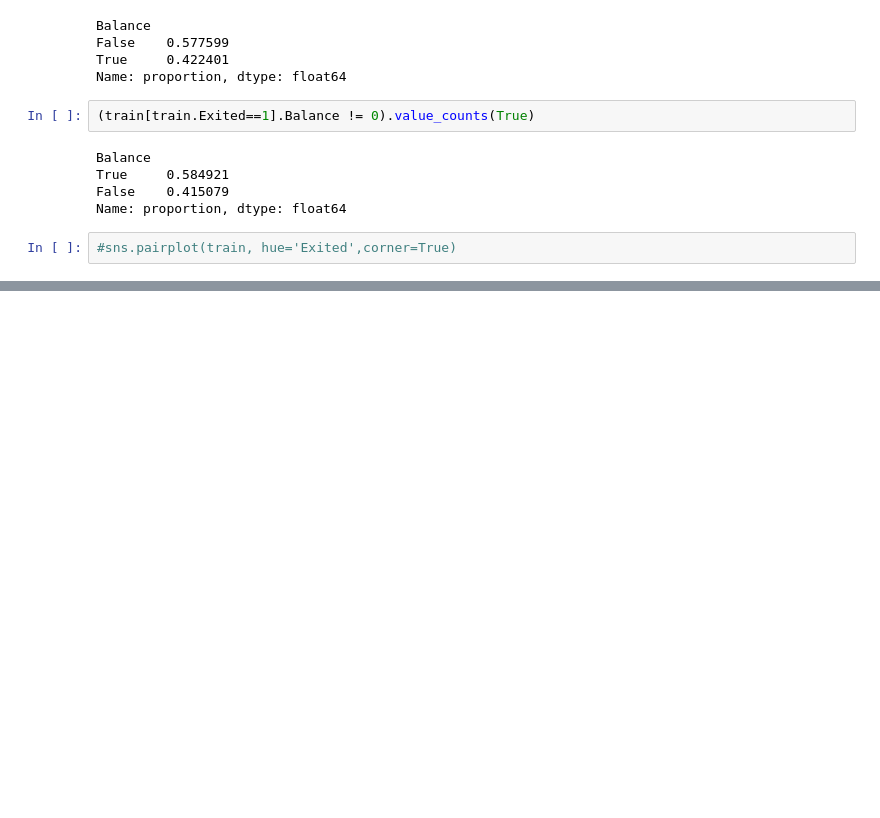
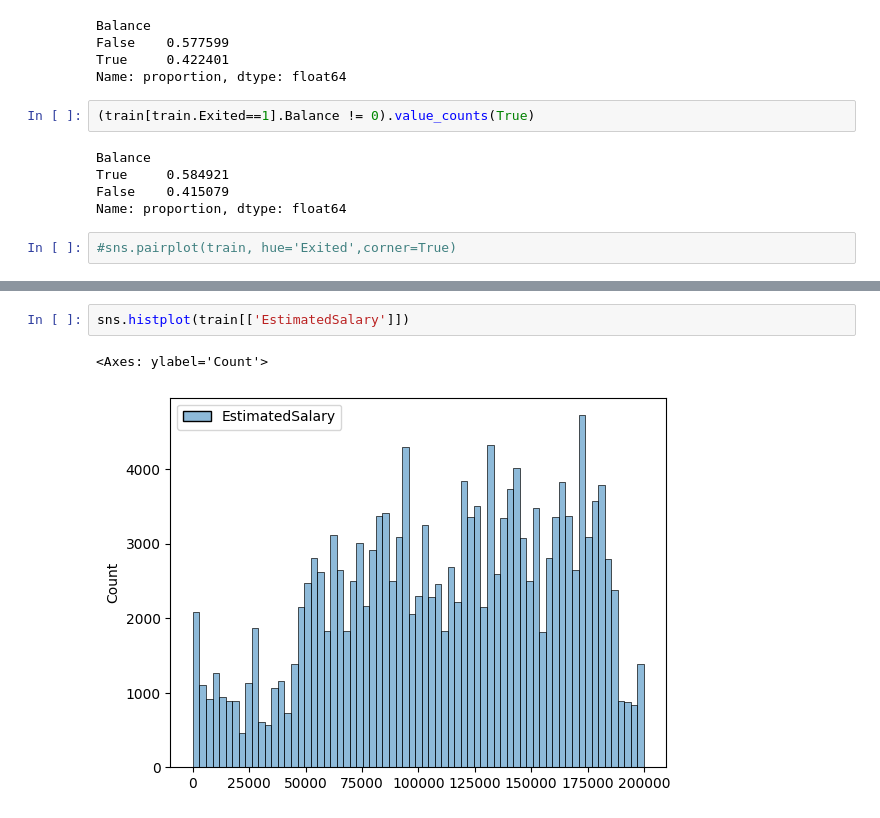
Before and after one commit to marcgloaguen/playgroundseries_s4e1, a Jupyter notebook: EDA.ipynb, the cells around one changed output, grey strips where cells are left out. Cells and saved outputs as stored; diff of their text form; blank space fills up the shorter version.

```diff
--- a/EDA.ipynb
+++ b/EDA.ipynb
@@ -221,0 +241,5 @@ Name: proportion, dtype: float64
+# %%
+sns.histplot(train[['EstimatedSalary']])
+# %% [output]
+<Axes: ylabel='Count'>
+[figure, added]
```
Also changed, not shown: parts of 5 cells of this notebook, 3 other files.
